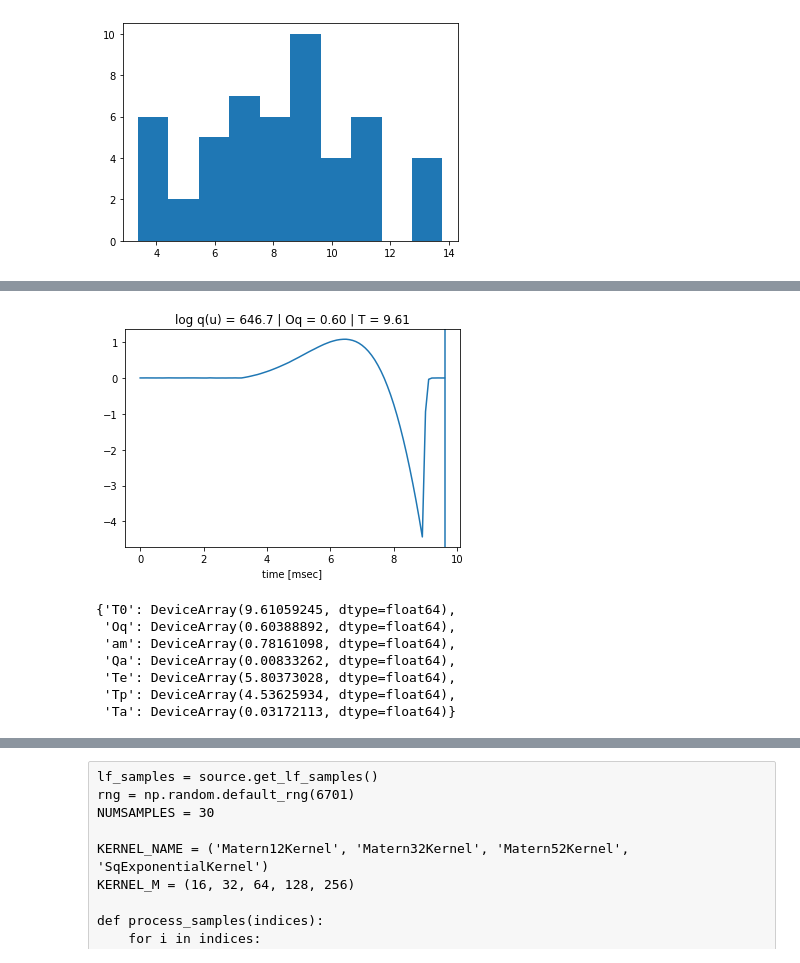
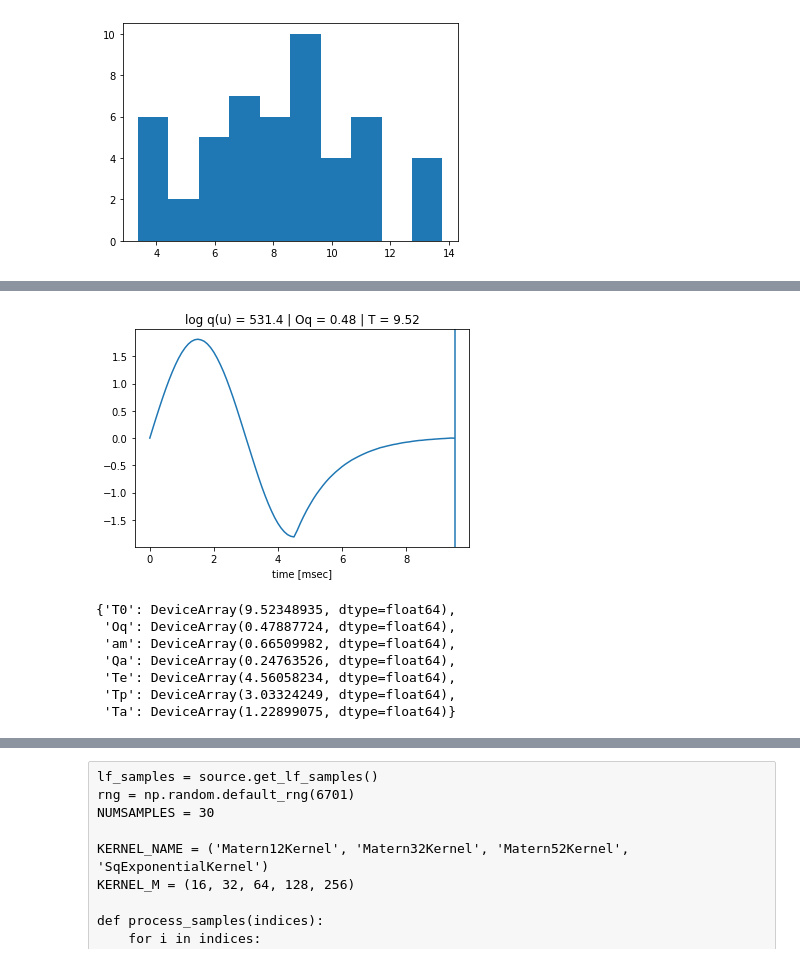
Before and after one commit to mvsoom/thesis-py, a Jupyter notebook: dgf/prior/source.ipynb, the cells around one changed output, grey strips where cells are left out. Cells and saved outputs as stored; diff of their text form; code cells hidden in the pictures.

```diff
--- a/dgf/prior/source.ipynb
+++ b/dgf/prior/source.ipynb
@@ -135,17 +152,17 @@ fitted = source.get_fitted_lf_samples()
 # %%
 from lib import util
 
-index = 1408
+index = 3398
 plot_dgf(fitted[index]['i'])
 # %% [output]
-[figure, old version]
+[figure, new version]
-{'T0': DeviceArray(9.61059245, dtype=float64),
- 'Oq': DeviceArray(0.60388892, dtype=float64),
- 'am': DeviceArray(0.78161098, dtype=float64),
- 'Qa': DeviceArray(0.00833262, dtype=float64),
- 'Te': DeviceArray(5.80373028, dtype=float64),
- 'Tp': DeviceArray(4.53625934, dtype=float64),
- 'Ta': DeviceArray(0.03172113, dtype=float64)}
+{'T0': DeviceArray(9.52348935, dtype=float64),
+ 'Oq': DeviceArray(0.47887724, dtype=float64),
+ 'am': DeviceArray(0.66509982, dtype=float64),
+ 'Qa': DeviceArray(0.24763526, dtype=float64),
+ 'Te': DeviceArray(4.56058234, dtype=float64),
+ 'Tp': DeviceArray(3.03324249, dtype=float64),
+ 'Ta': DeviceArray(1.22899075, dtype=float64)}
 # %%
 # noise_power_sigma, var, r, T, Oq
 util.dyplot(fitted[index]['results'])
```
Also changed, not shown: parts of 14 cells of this notebook, 4 other files.
